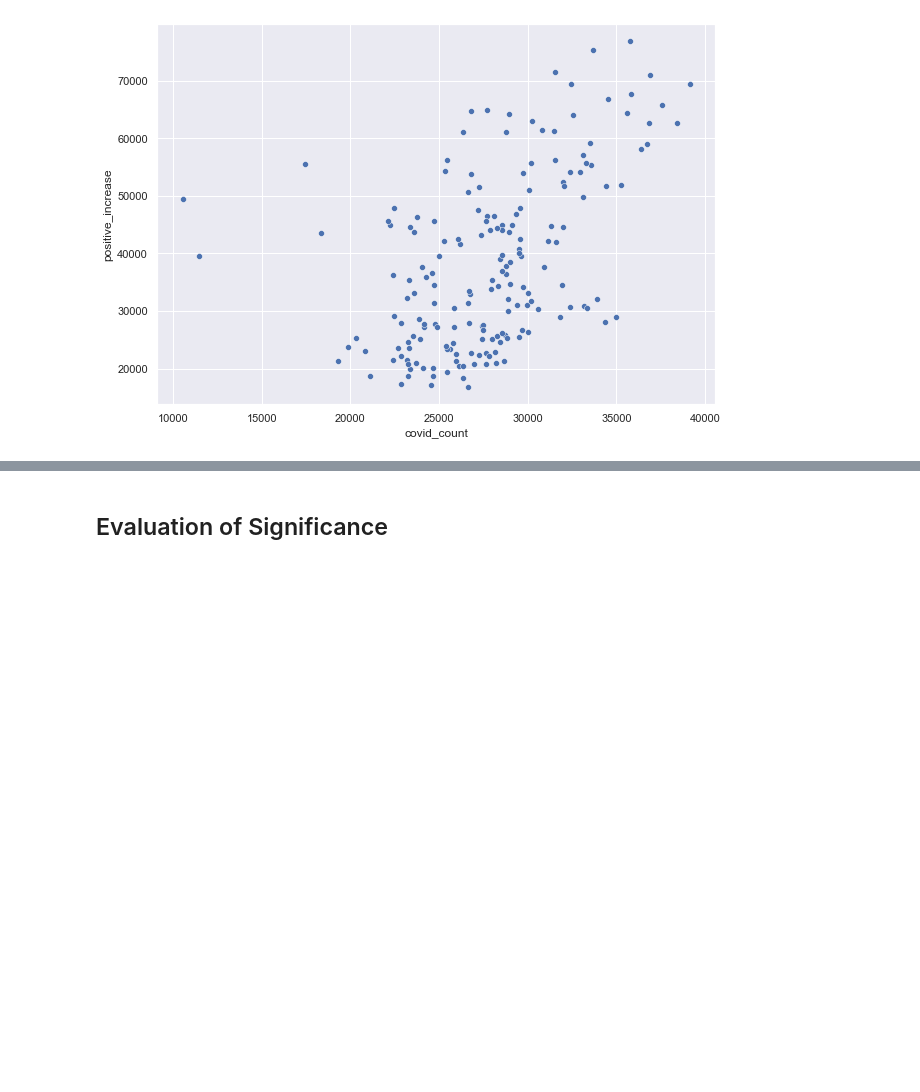
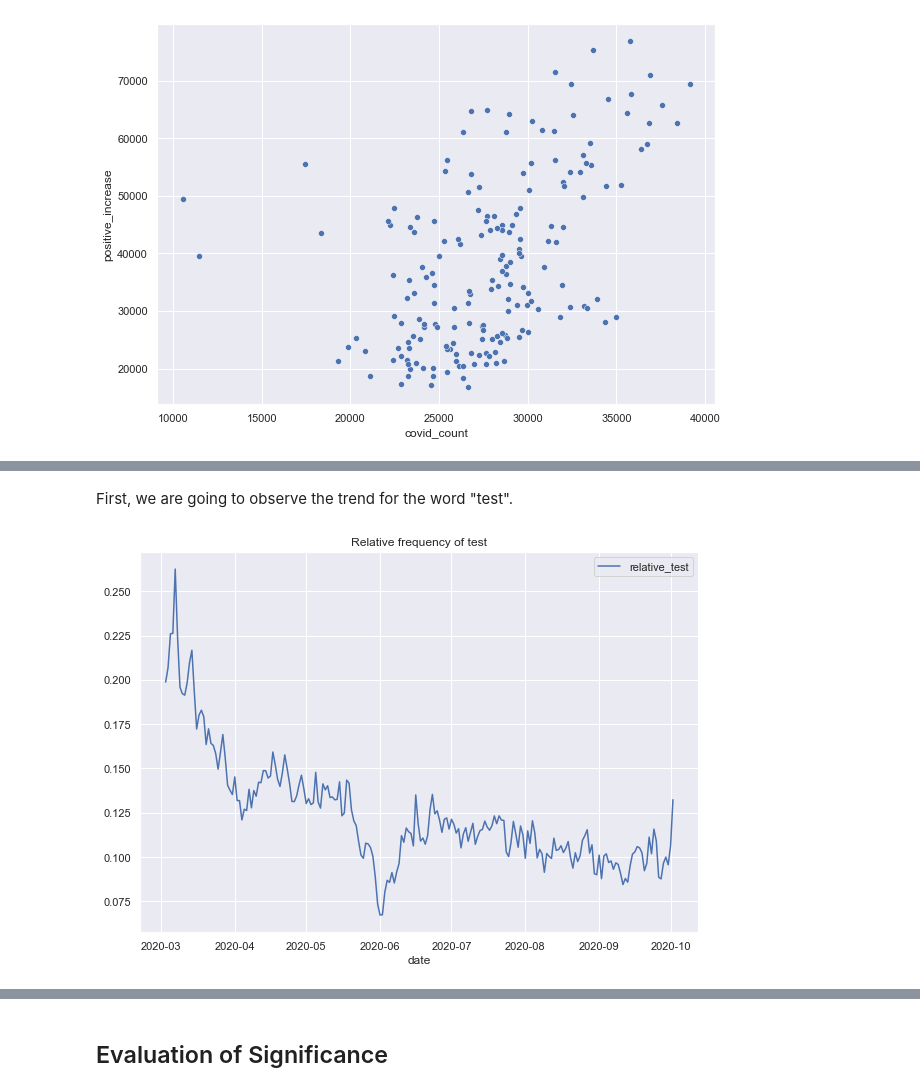
Before and after one commit to kaiyue95/INFO-2950-Final-Project, a Jupyter notebook: phase_4.ipynb, the cells around one changed output, grey strips where cells are left out. Drawn from its saved outputs; the diff is of its cells as text; code cells hidden in the pictures; blank space fills up the shorter version.

```diff
--- a/phase_4.ipynb
+++ b/phase_4.ipynb
@@ -256,0 +265,12 @@ sns.scatterplot(x=new_covid_df['covid_count'], y=new_covid_df['positive_increase
+# %% [markdown]
+First, we are going to observe the trend for the word "test".
+# %%
+covid_df = covid_df.set_index("date")
+# %%
+covid_df['relative_test'] = covid_df['covid_test_count'] / covid_df['covid_count']
+
+_, ax7 = plt.subplots(figsize=(10, 7))
+test_lineplot = sns.lineplot(data=covid_df[["relative_test"]], ax=ax7)
+test_title = test_lineplot.set_title('Relative frequency of test')
+# %% [output]
+[figure, added]
```
Also changed, not shown: parts of 31 cells of this notebook.
